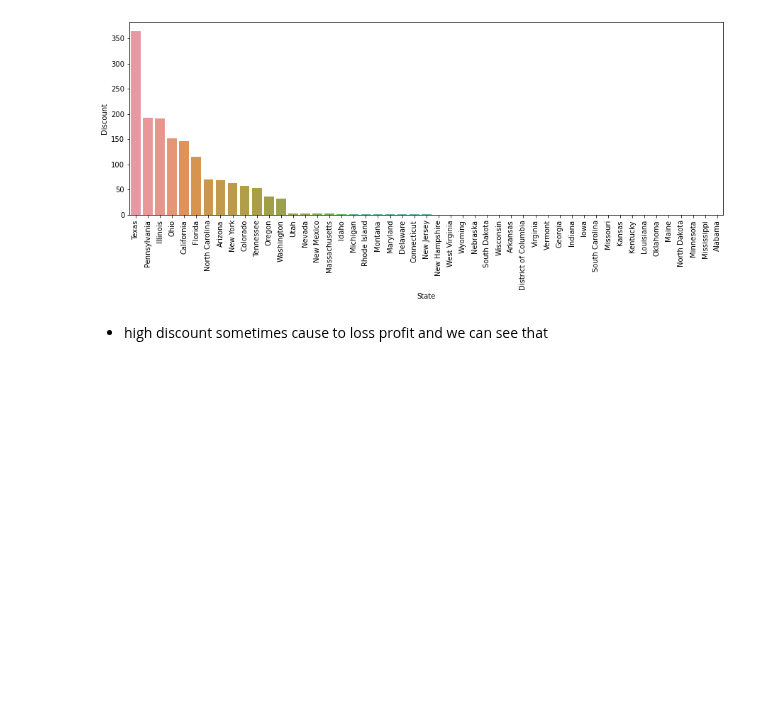
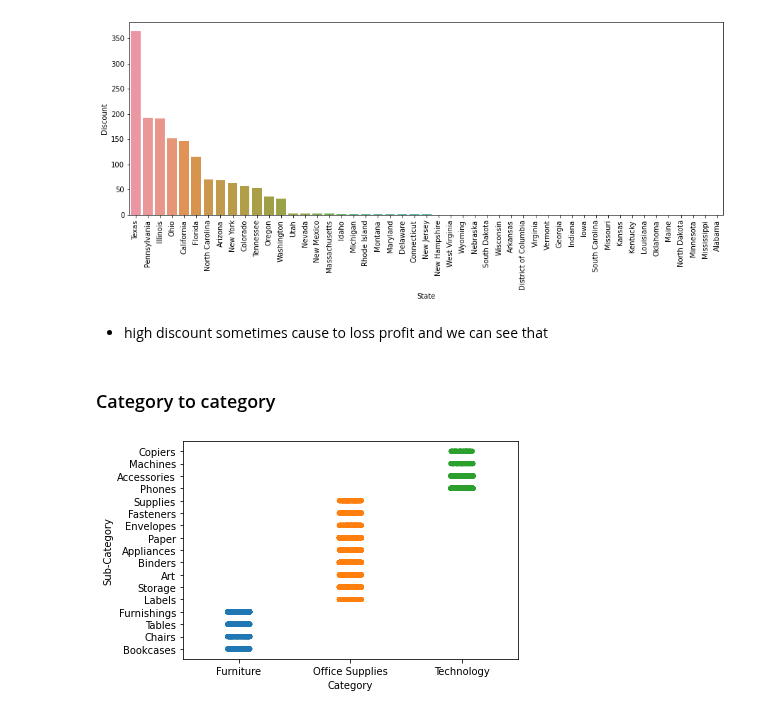
Before and after one commit to rakeshgem/Sample_super_store, a Jupyter notebook: Sample_super_store.ipynb, the cells around one changed output. Cells and saved outputs as stored; diff of their text form; code cells hidden in the pictures; blank space fills up the shorter version.

```diff
--- a/Sample_super_store.ipynb
+++ b/Sample_super_store.ipynb
@@ -288,3 +386,10 @@ plt.show();
 [figure]
 # %% [markdown]
 - high discount sometimes cause to loss profit and we can see that
+# %% [markdown]
+### Category to category
+# %%
+sns.stripplot(x="Category",y="Sub-Category",data=df)
+plt.show()
+# %% [output]
+[figure, added]
```
Also changed, not shown: parts of 25 cells of this notebook.
